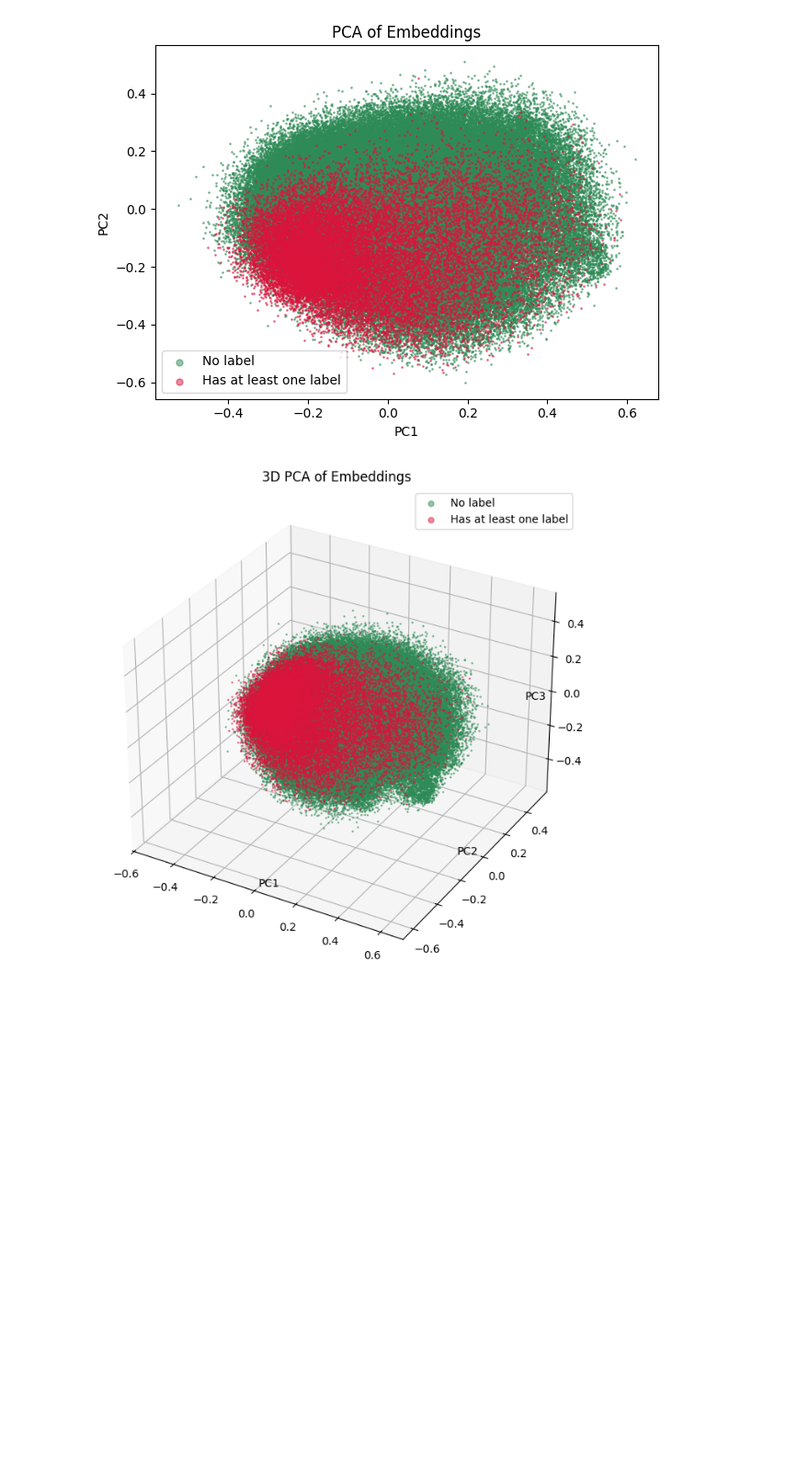
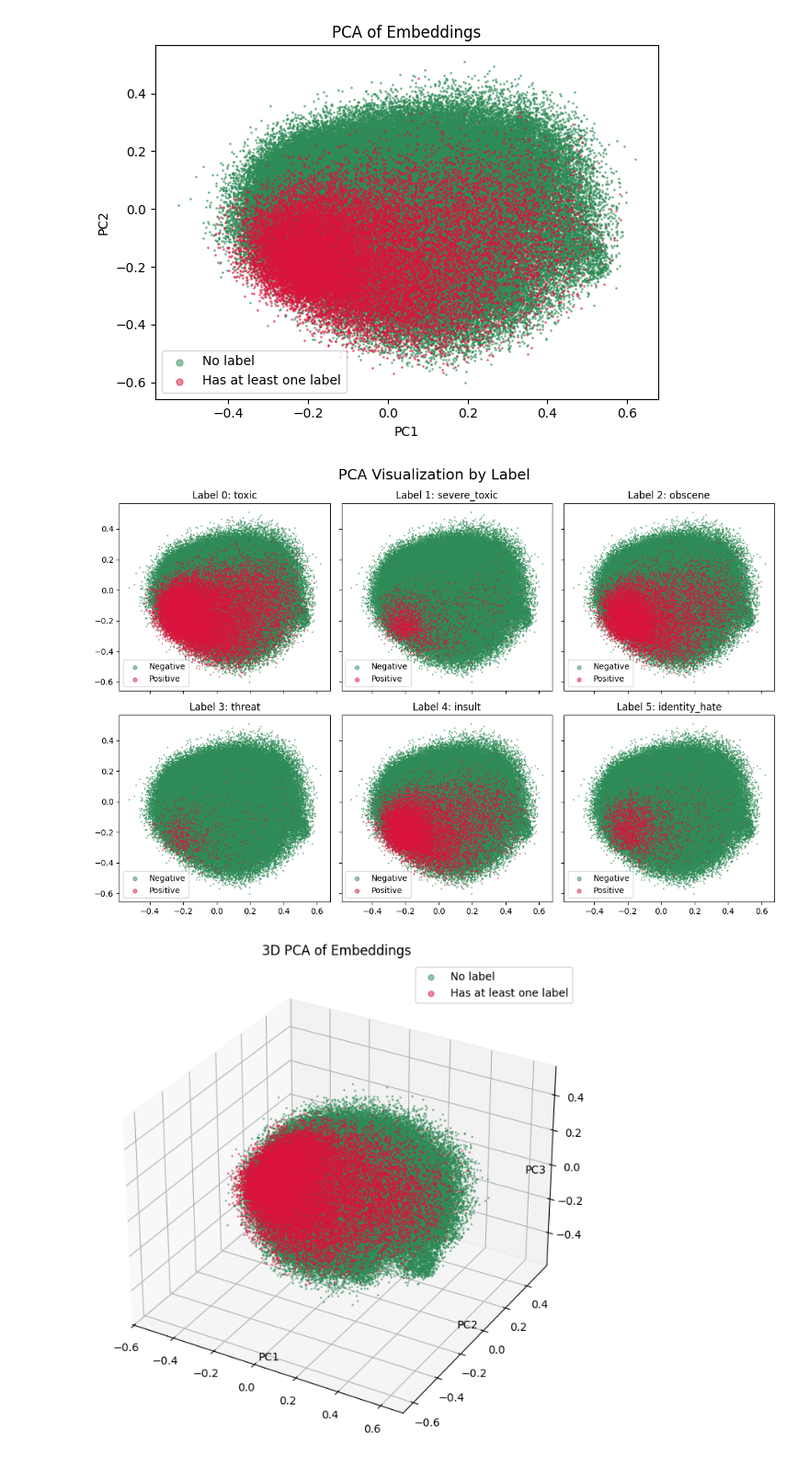
Before and after one commit to adv-11/ml-guardrails-project, a Jupyter notebook: output_guardrails/toxicity/data_exploration.ipynb, the cells around one changed output. Shown at 92% size. Cells and saved outputs as stored; diff of their text form; code cells hidden in the pictures; blank space fills up the shorter version.

```diff
--- a/output_guardrails/toxicity/data_exploration.ipynb
+++ b/output_guardrails/toxicity/data_exploration.ipynb
@@ -187,6 +187,23 @@ plt.tight_layout()
 plt.show()
 # %% [output]
 [figure]
+# %%
+fig, ax = plt.subplots(2, 3, figsize=(12, 8), sharex=True, sharey=True)
+ax = ax.flatten()
+
+for i in range(len(label_cols)):
+    pos = combined_y[label_cols[i]] == 1
+    neg = combined_y[label_cols[i]] == 0
+    ax[i].scatter(X_embed_pca[neg, 0], X_embed_pca[neg, 1], s=1, c="seagreen", label="Negative", alpha=0.5)
+    ax[i].scatter(X_embed_pca[pos, 0], X_embed_pca[pos, 1], s=1, c="crimson", label="Positive", alpha=0.5)
+    ax[i].legend(markerscale=5)
+    ax[i].set_title(f"Label {i}: {label_cols[i]}")
+
+plt.suptitle("PCA Visualization by Label", fontsize=18)
+plt.tight_layout()
+plt.show()
+# %% [output]
+[figure, added]
 # %%
 pca = PCA(n_components=3)
 X_embed_pca = pca.fit_transform(X_embed)
```
Also changed, not shown: parts of 3 cells of this notebook.
